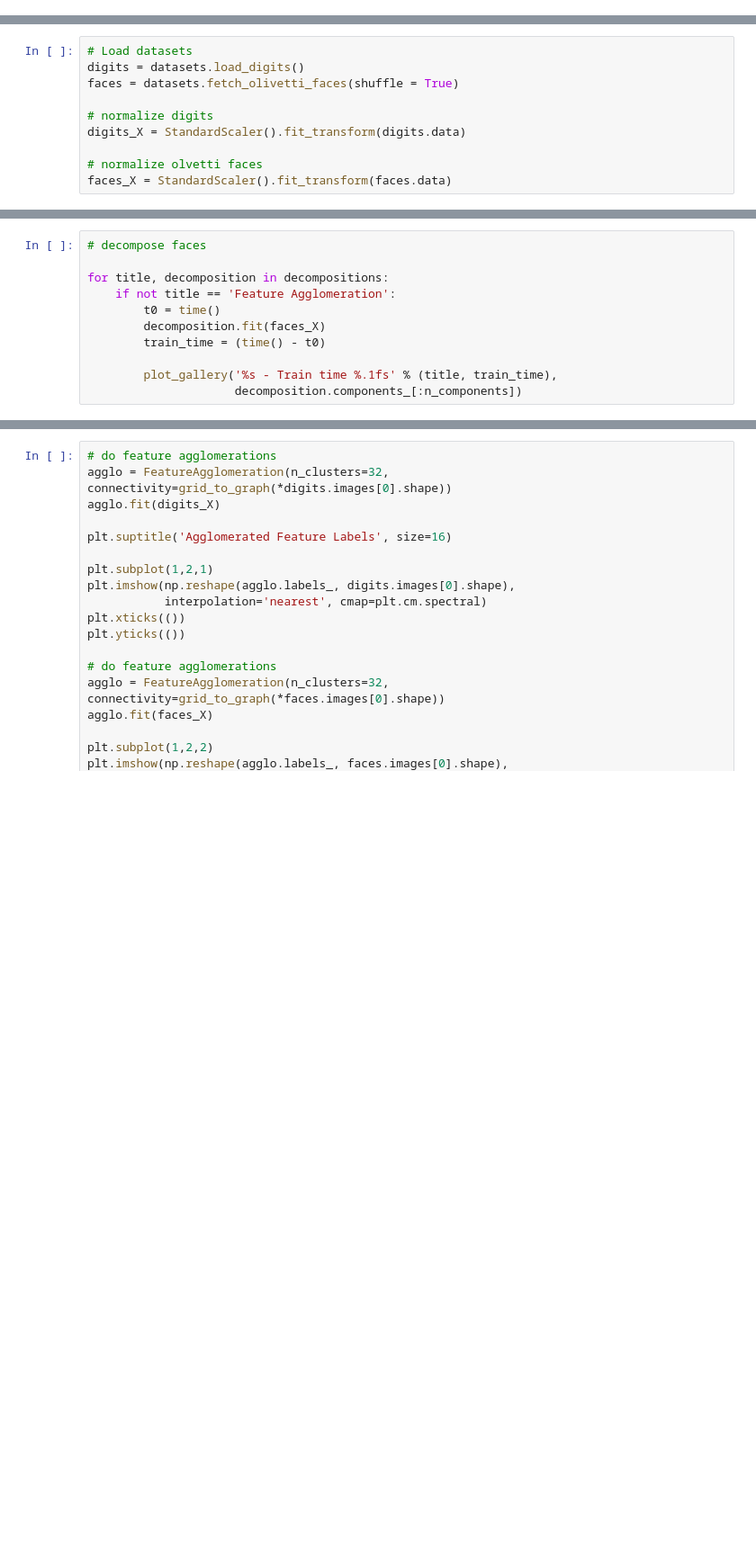
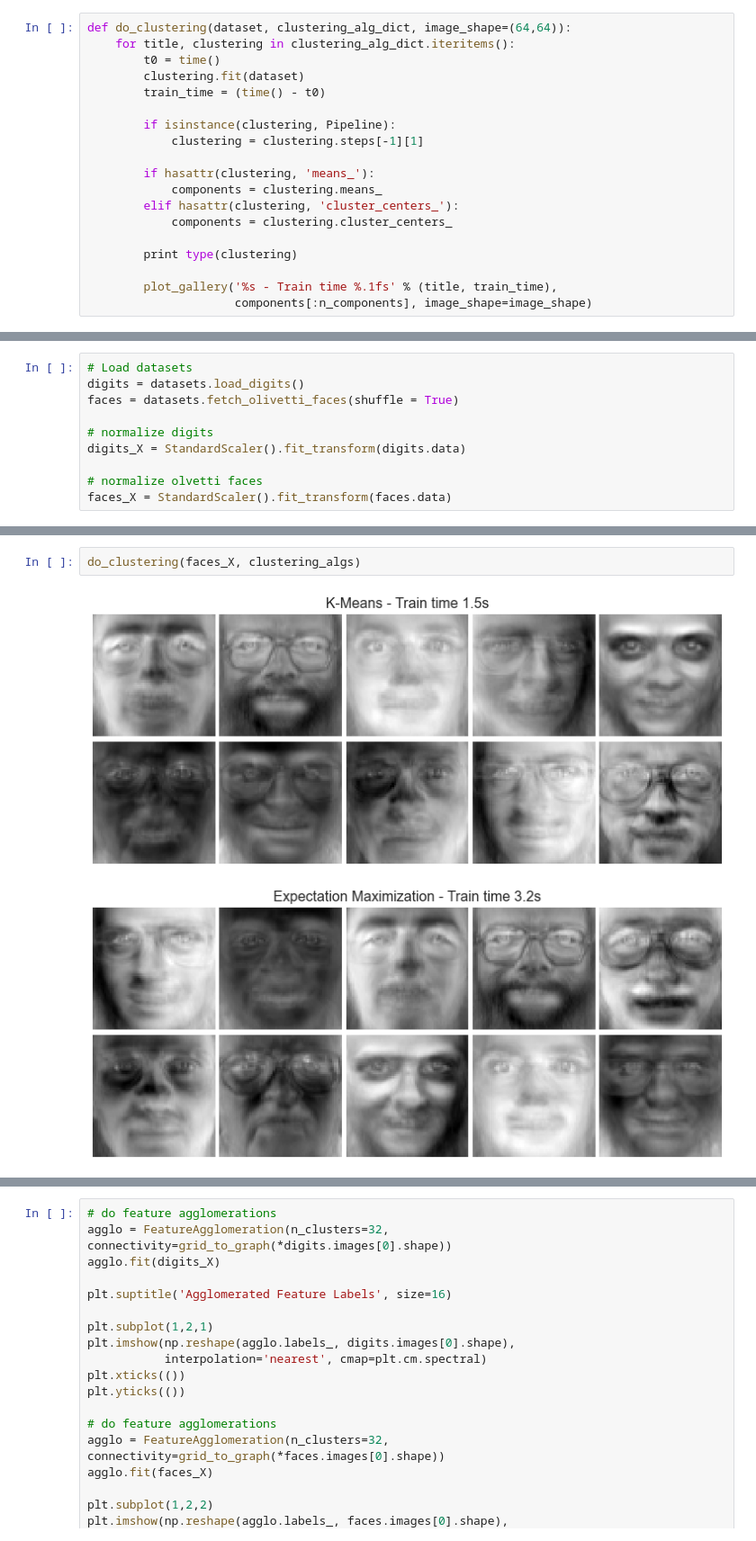
Before and after one commit to wds360/machineLearning, a Jupyter notebook: unsupervisedLearning/ul_experiments.ipynb, the cells around one changed output, grey strips where cells are left out. Shown at 90% size. Drawn from its saved outputs; the diff is of its cells as text; blank space fills up the shorter version.

```diff
--- a/unsupervisedLearning/ul_experiments.ipynb
+++ b/unsupervisedLearning/ul_experiments.ipynb
@@ -69,3 +71,22 @@ def plot_gallery(title, images, n_col=n_col, n_row=n_row, image_shape = (64, 64)
         plt.xticks(())
         plt.yticks(())
     plt.subplots_adjust(0.01, 0.05, 0.99, 0.93, 0.04, 0.)
+# %%
+def do_clustering(dataset, clustering_alg_dict, image_shape=(64,64)):
+    for title, clustering in clustering_alg_dict.iteritems():
+        t0 = time()
+        clustering.fit(dataset)
+        train_time = (time() - t0)
+
+        if isinstance(clustering, Pipeline):
+            clustering = clustering.steps[-1][1]
+
+        if hasattr(clustering, 'means_'):
+            components = clustering.means_
+        elif hasattr(clustering, 'cluster_centers_'):
+            components = clustering.cluster_centers_
+
+        print type(clustering)
+
+        plot_gallery('%s - Train time %.1fs' % (title, train_time),
+                     components[:n_components], image_shape=image_shape)
@@ -135,11 +136,0 @@ for title, decomposition in decompositions:
-# %%
-# decompose faces
-
-for title, decomposition in decompositions:
-    if not title == 'Feature Agglomeration':
-        t0 = time()
-        decomposition.fit(faces_X)
-        train_time = (time() - t0)
-
-        plot_gallery('%s - Train time %.1fs' % (title, train_time),
-                     decomposition.components_[:n_components])
@@ -149,0 +144,5 @@ for title, decomposition in decompositions:
+# %%
+do_clustering(faces_X, clustering_algs)
+# %% [output]
+[figure, added]
+[figure, added]
```
Also changed, not shown: parts of 16 cells of this notebook.
